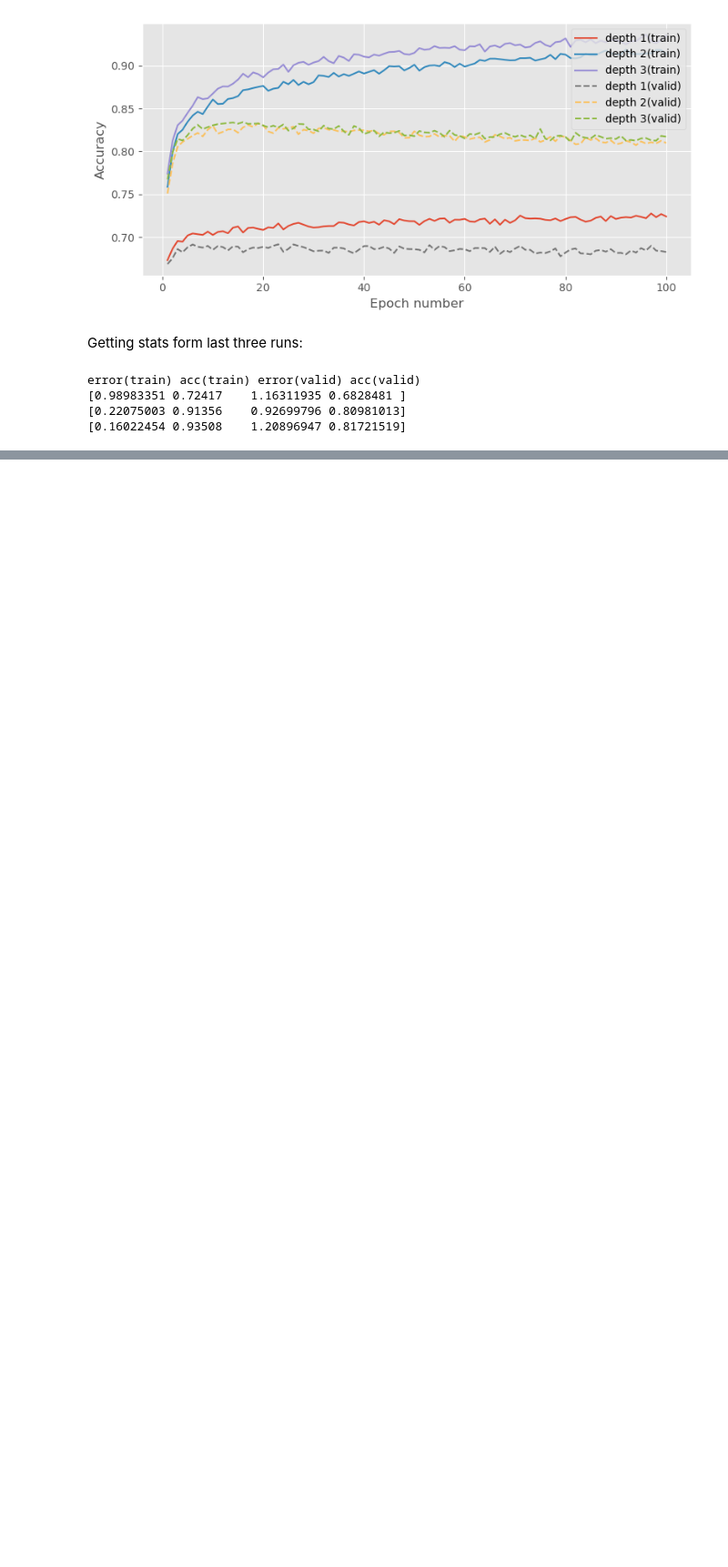
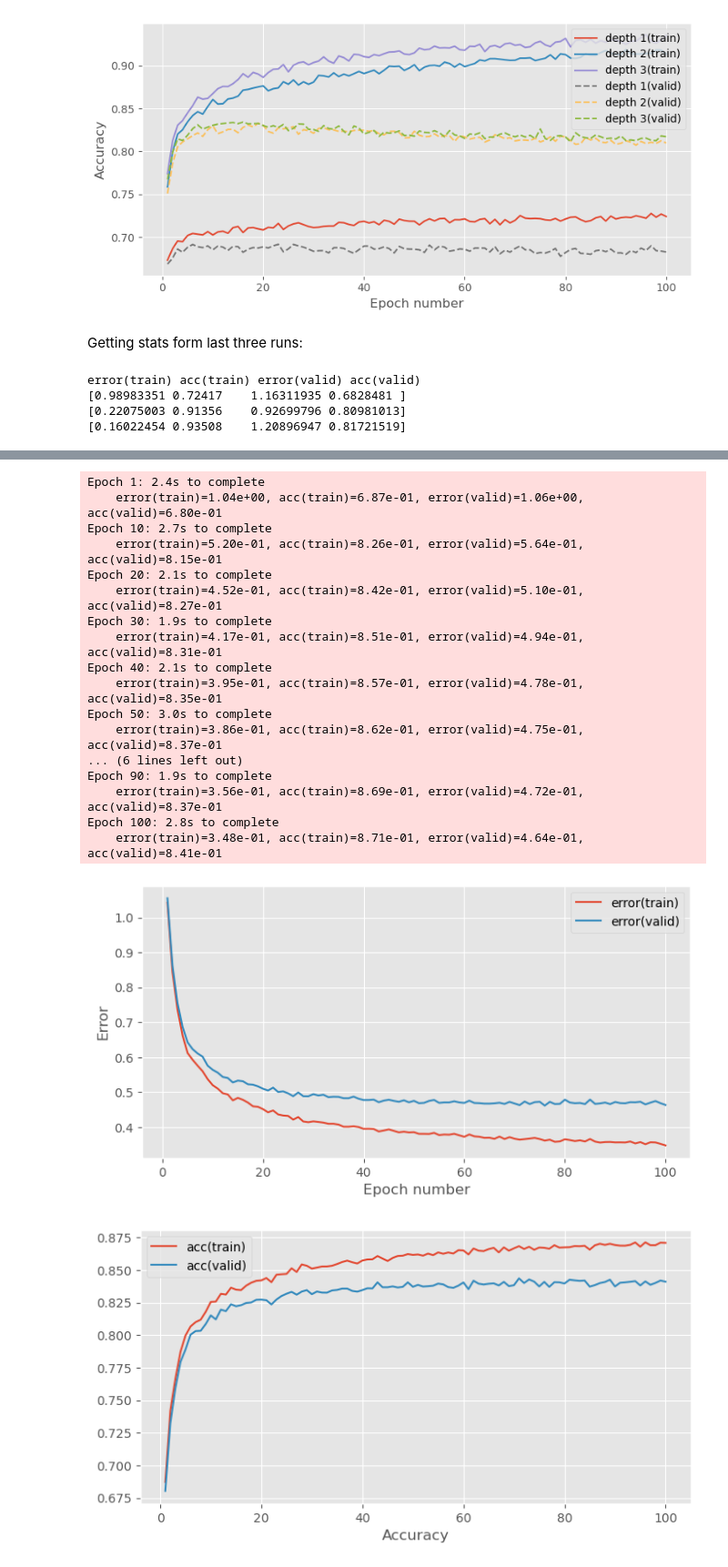
Before and after one commit to hallaemilia/mlpractical, a Jupyter notebook: notebooks/Coursework_1.ipynb, the cells around one changed output, grey strips where cells are left out. Shown at 91% size. Cells and saved outputs as stored; diff of their text form; code cells hidden in the pictures; blank space fills up the shorter version.

```diff
--- a/notebooks/Coursework_1.ipynb
+++ b/notebooks/Coursework_1.ipynb
@@ -478,0 +705,50 @@ error(train) acc(train) error(valid) acc(valid)
+# %%
+# Setup hyperparameters
+learning_rate = 0.0001
+num_epochs = 100
+stats_interval = 1
+input_dim, output_dim, hidden_dim = 784, 47, 128
+
+weights_init = GlorotUniformInit(rng=rng)
+biases_init = ConstantInit(0.)
+
+error = CrossEntropySoftmaxError()
+# Use a Adam learning rule
+learning_rule = AdamLearningRule(learning_rate=learning_rate)
+# %%
+# Create model with three hidden layers and a dropout layer between each
+model = MultipleLayerModel([
+    AffineLayer(input_dim, hidden_dim, weights_init, biases_init),
+    ReluLayer(),
+    DropoutLayer(incl_prob=0.7, rng=rng),
+    AffineLayer(hidden_dim, hidden_dim, weights_init, biases_init),
+    ReluLayer(),
+    DropoutLayer(incl_prob=0.7, rng=rng),
+    AffineLayer(hidden_dim, hidden_dim, weights_init, biases_init),
+    ReluLayer(),
+    DropoutLayer(incl_prob=0.7, rng=rng),
+    AffineLayer(hidden_dim, output_dim, weights_init, biases_init) # output layer
+])
+
+stats, keys, run_time, fig_1, ax_1, fig_2, ax_2, grad_plot, grad_ax = train_model_and_plot_stats(
+    model, error, learning_rule, train_data, valid_data, num_epochs, stats_interval, notebook=True)
+# %% [output]
+Epoch 1: 2.4s to complete
+    error(train)=1.04e+00, acc(train)=6.87e-01, error(valid)=1.06e+00, acc(valid)=6.80e-01
+Epoch 10: 2.7s to complete
+    error(train)=5.20e-01, acc(train)=8.26e-01, error(valid)=5.64e-01, acc(valid)=8.15e-01
+Epoch 20: 2.1s to complete
+    error(train)=4.52e-01, acc(train)=8.42e-01, error(valid)=5.10e-01, acc(valid)=8.27e-01
+Epoch 30: 1.9s to complete
+    error(train)=4.17e-01, acc(train)=8.51e-01, error(valid)=4.94e-01, acc(valid)=8.31e-01
+Epoch 40: 2.1s to complete
+    error(train)=3.95e-01, acc(train)=8.57e-01, error(valid)=4.78e-01, acc(valid)=8.35e-01
+Epoch 50: 3.0s to complete
+    error(train)=3.86e-01, acc(train)=8.62e-01, error(valid)=4.75e-01, acc(valid)=8.37e-01
+... (6 lines left out)
+Epoch 90: 1.9s to complete
+    error(train)=3.56e-01, acc(train)=8.69e-01, error(valid)=4.72e-01, acc(valid)=8.37e-01
+Epoch 100: 2.8s to complete
+    error(train)=3.48e-01, acc(train)=8.71e-01, error(valid)=4.64e-01, acc(valid)=8.41e-01
+[figure, added]
+[figure, added]
```
Also changed, not shown: parts of 18 cells of this notebook, 18 other files.
